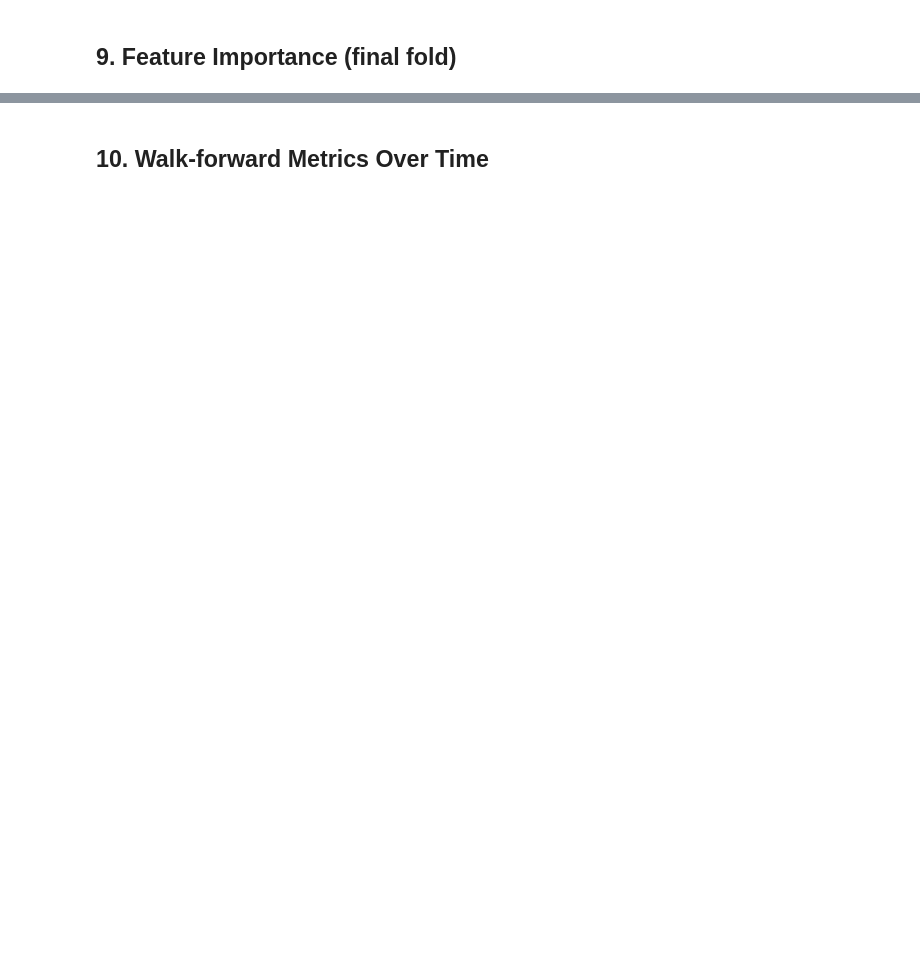
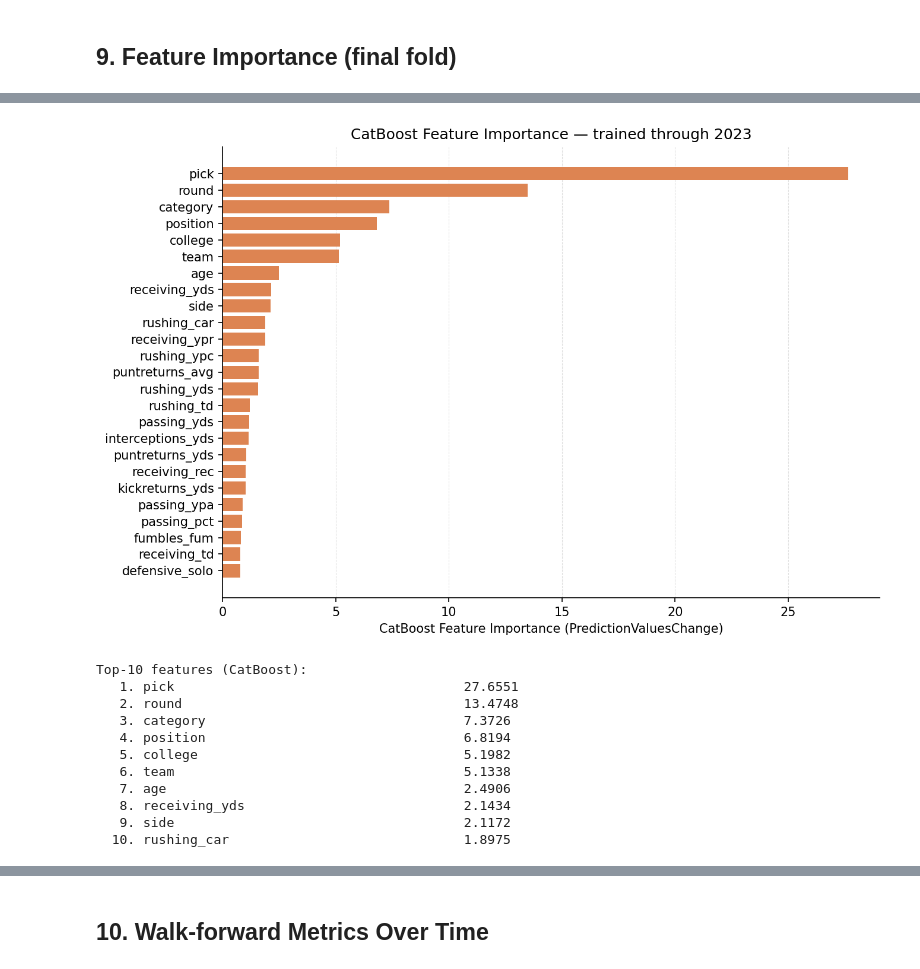
Before and after one commit to arnavk377/DraftSight, a Jupyter notebook: src/model_v3/modeling.ipynb, the cells around one changed output, grey strips where cells are left out. Drawn from its saved outputs; the diff is of its cells as text; code cells hidden in the pictures; blank space fills up the shorter version.

```diff
--- a/src/model_v3/modeling.ipynb
+++ b/src/model_v3/modeling.ipynb
@@ -666,0 +870,33 @@ Top-10 features (XGBoost):
+# %%
+# CatBoost feature importance
+cb_imp   = last['cb_model'].get_feature_importance()
+cb_names = last['cb_feat_names']
+
+idx_cb = np.argsort(cb_imp)[::-1][:top_n]
+fig, ax = plt.subplots(figsize=(9, 6), dpi=150)
+ax.barh([cb_names[i] for i in reversed(idx_cb)],
+         cb_imp[list(reversed(idx_cb))], color='#DD8452')
+ax.set_xlabel('CatBoost Feature Importance (PredictionValuesChange)')
+ax.set_title(f'CatBoost Feature Importance — trained through {latest_year-1}')
+ax.grid(True, axis='x', ls='--', lw=0.5, alpha=0.4); ax.set_axisbelow(True)
+for s in ['top','right']: ax.spines[s].set_visible(False)
+fig.tight_layout()
+fig.savefig(os.path.join(OUT_DIR, 'plot_catboost_feature_importance.png'), dpi=180)
+plt.show()
+
+print('Top-10 features (CatBoost):')
+for rank, i in enumerate(idx_cb[:10], 1):
+    print(f'  {rank:2d}. {cb_names[i]:<40s} {cb_imp[i]:.4f}')
+# %% [output]
+[figure, added]
+Top-10 features (CatBoost):
+   1. pick                                     27.6551
+   2. round                                    13.4748
+   3. category                                 7.3726
+   4. position                                 6.8194
+   5. college                                  5.1982
+   6. team                                     5.1338
+   7. age                                      2.4906
+   8. receiving_yds                            2.1434
+   9. side                                     2.1172
+  10. rushing_car                              1.8975
```
Also changed, not shown: parts of 14 cells of this notebook, 16 other files.
